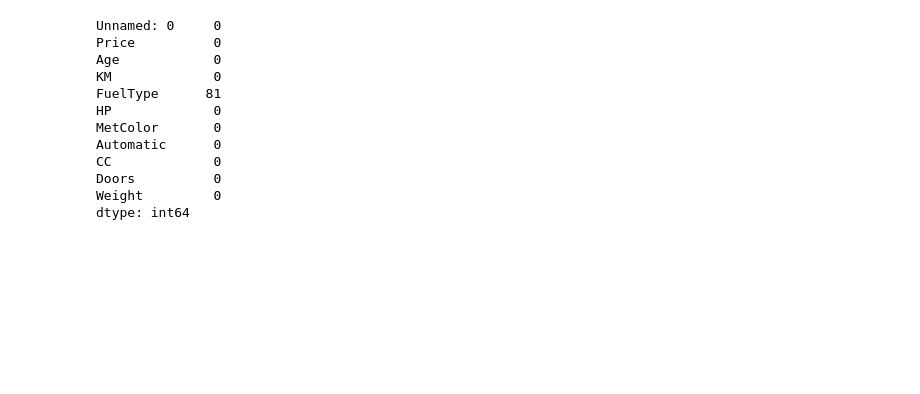
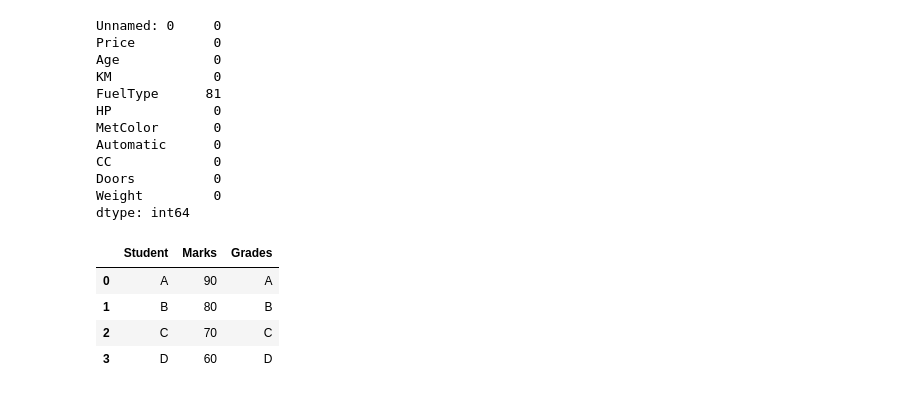
Before and after one commit to Itx-Psycho0/MY-Skills, a Jupyter notebook: SCRIPTING_LANGUAGES/Python/day18.ipynb, the cells around one changed output. Saved outputs shown, nothing was run; the diff lists cells and outputs as text; code cells hidden in the pictures; blank space fills up the shorter version.

```diff
--- a/SCRIPTING_LANGUAGES/Python/day18.ipynb
+++ b/SCRIPTING_LANGUAGES/Python/day18.ipynb
@@ -175,3 +175,12 @@ CC             0
 Doors          0
 Weight         0
 dtype: int64
+# %%
+d1 = d1.assign(Grades=['A','B','C','D'])
+d1
+# %% [output]
+|  | Student | Marks | Grades |
+| 0 | A | 90 | A |
+| 1 | B | 80 | B |
+| 2 | C | 70 | C |
+| 3 | D | 60 | D |
```
Also changed, not shown: parts of 6 cells of this notebook.
